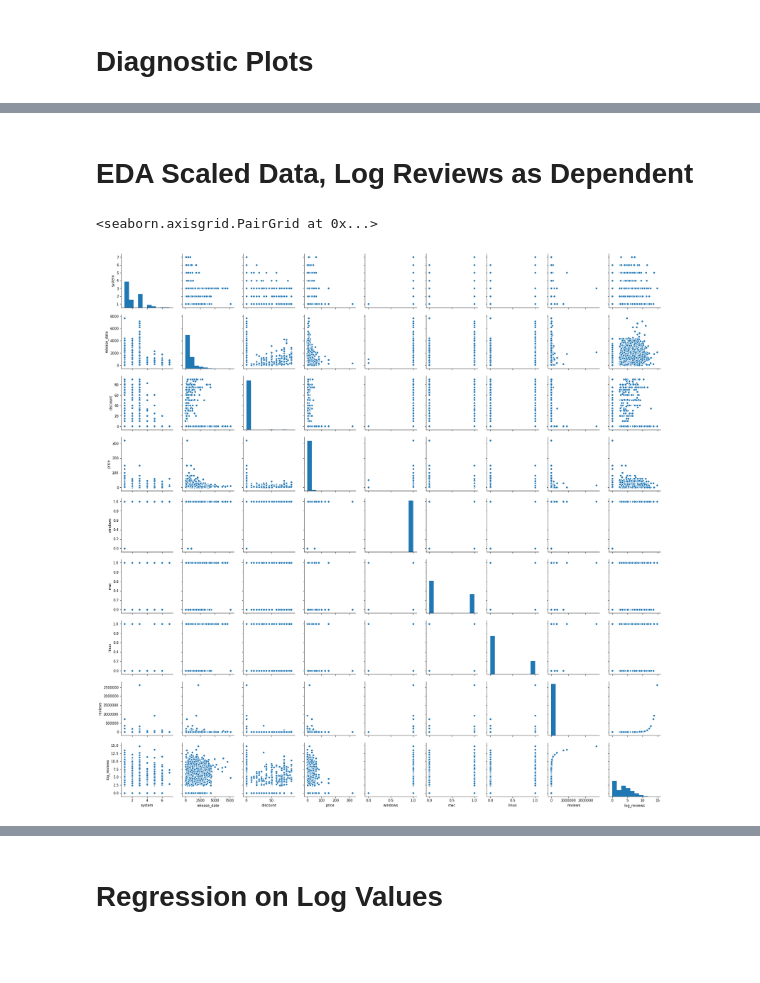
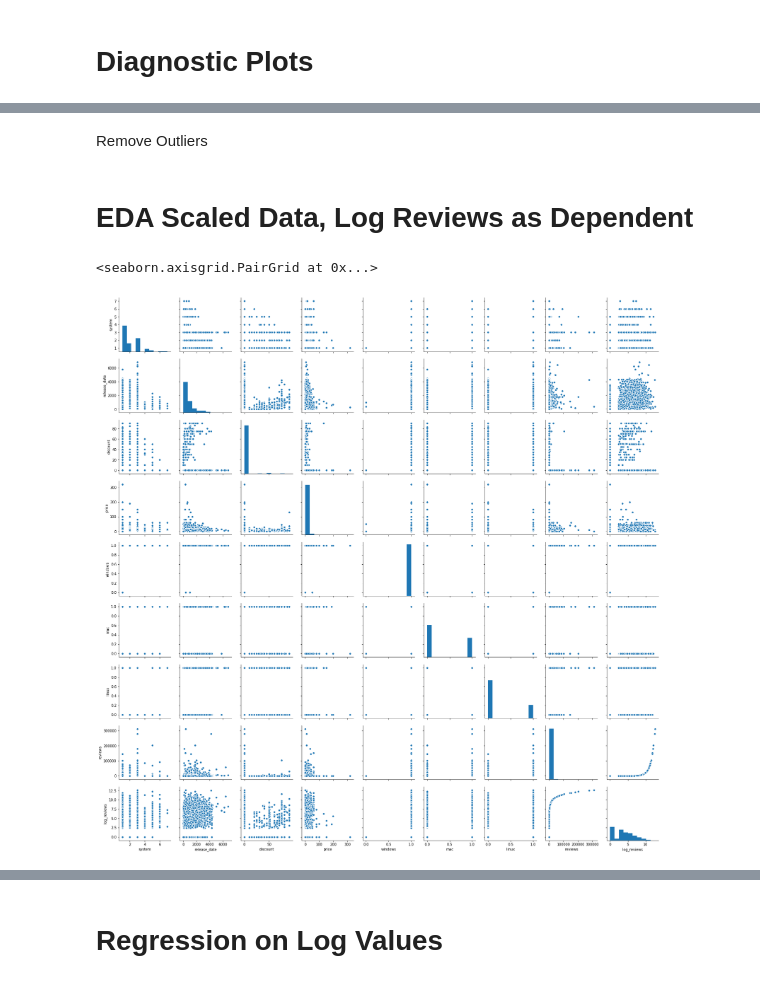
Before and after one commit to mayamadhavan/projects, a Jupyter notebook: modeling_steam_search_results.ipynb, the cells around one changed output, grey strips where cells are left out. Saved outputs shown, nothing was run; the diff lists cells and outputs as text; code cells hidden in the pictures; blank space fills up the shorter version.

```diff
--- a/modeling_steam_search_results.ipynb
+++ b/modeling_steam_search_results.ipynb
@@ -60,5 +78,6 @@ import time
 # %%
 df=pd.read_csv('steam3.csv')
 del(df['Unnamed: 0'])
+df.set_index('title', inplace=True)
 df.head()
 # %% [output]
@@ -74,7 +94,6 @@ df.head()
 Remove Duplicates
 # %%
 no_dup_df = df[~df.index.duplicated(keep='first')]
-no_dup_df.set_index('title', inplace=True)
 # %% [markdown]
 Set Column Value Types
 # %%
@@ -204,8 +314,12 @@ plt.hist(traindf['log_reviews'])
+# %% [markdown]
+Remove Outliers
+# %%
+no_out_train=traindf.drop(index="Counter-Strike: Global Offensive")
 # %% [markdown]
 # EDA Scaled Data, Log Reviews as Dependent
 # %%
-sns.pairplot(traindf)
+sns.pairplot(no_out_train)
 # %% [output]
 <seaborn.axisgrid.PairGrid at 0x...>
-[figure, old version]
+[figure, new version]
 # %%
```
Also changed, not shown: parts of 27 cells of this notebook, 2 other files.
